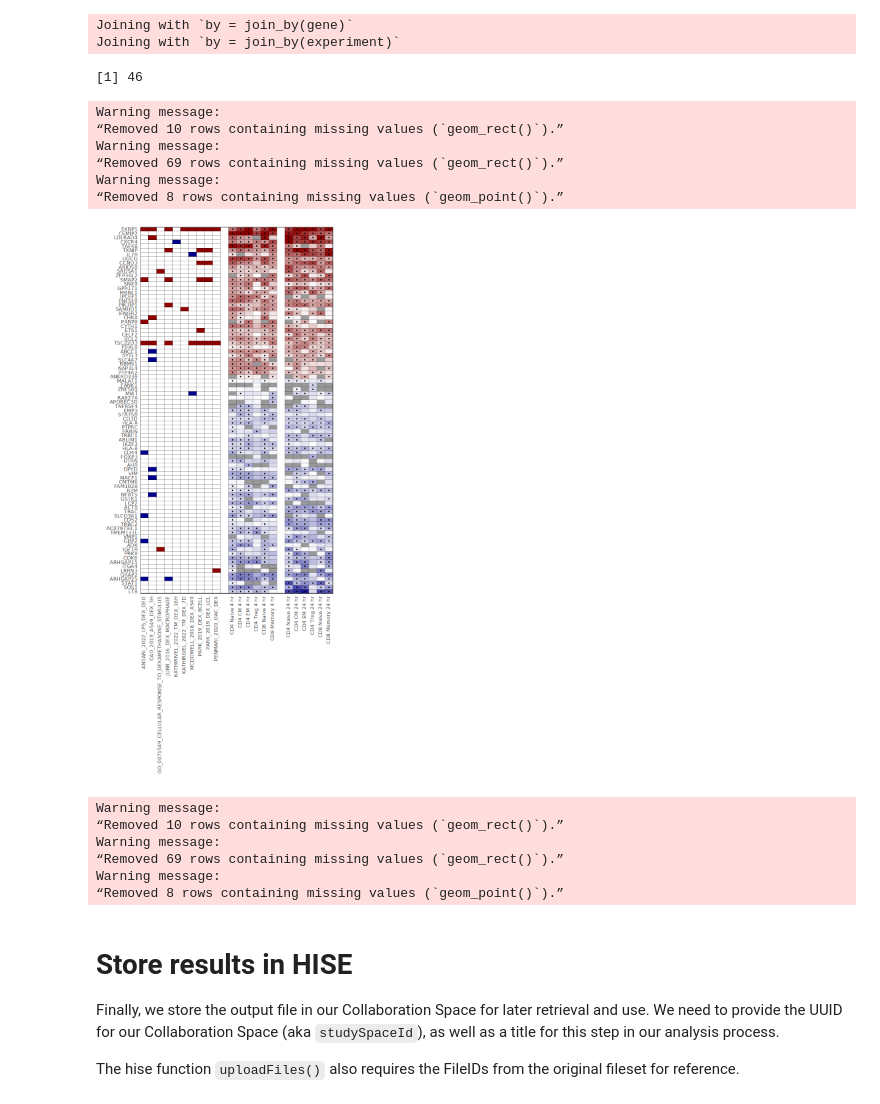
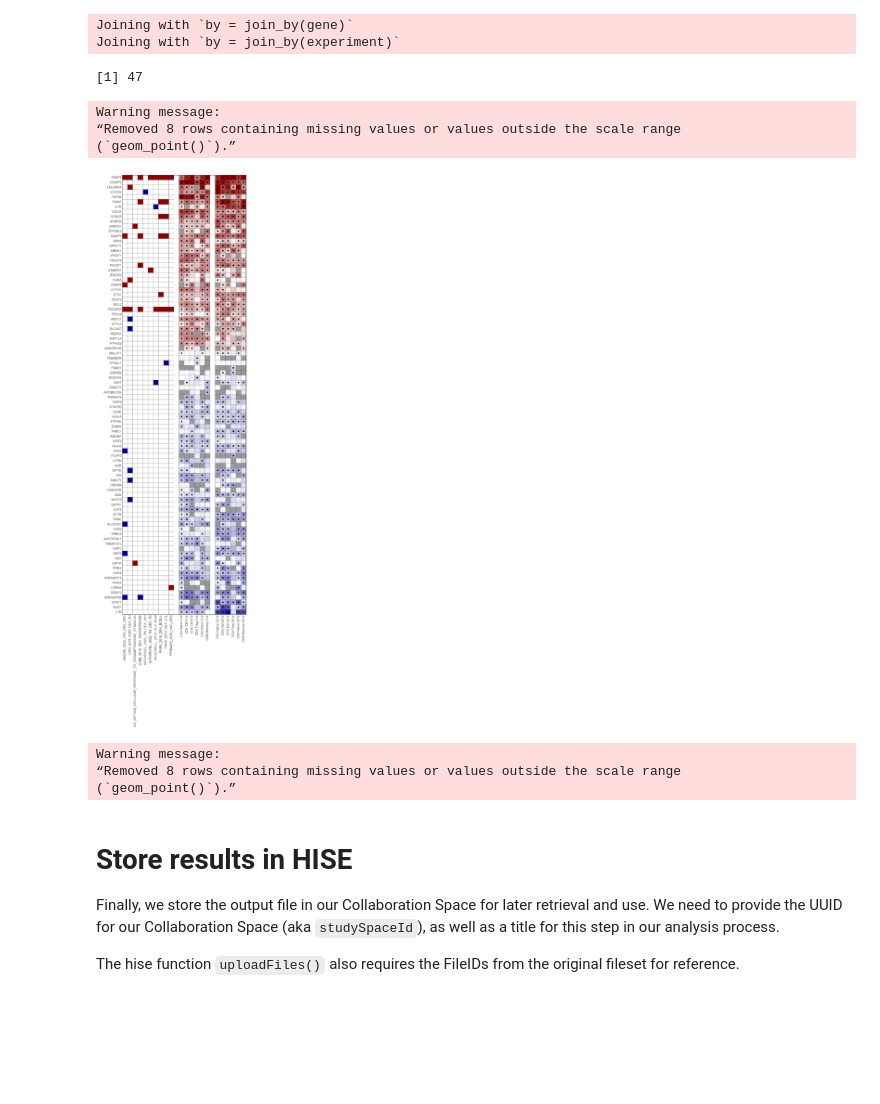
Before and after one commit to aifimmunology/repro-vrd-tea-seq, a Jupyter notebook: figures/Fig-6_dex_literature_sets.ipynb, the cells around one changed output. Saved outputs shown, nothing was run; the diff lists cells and outputs as text; code cells hidden in the pictures; blank space fills up the shorter version.

Commit message:
updates and re-runs of figure panels to address reviewer comments - mostly fixing FDR cutoffs to 0.05 throughout.

```diff
--- a/figures/Fig-6_dex_literature_sets.ipynb
+++ b/figures/Fig-6_dex_literature_sets.ipynb
@@ -75,9 +86,5 @@ DEG: Differentially expressed genes
 # %%
 deg_uuid <- list("fc83b89f-fd26-43b8-ac91-29c539703a45")
 # %%
-deg_fres <- cacheFiles(deg_uuid)
-deg_file <- list.files(
-    paste0("cache/",deg_uuid),
-    recursive = TRUE, full.names = TRUE
-)
+deg_file <- cacheFiles(deg_uuid)
 # %% [output]
@@ -172,7 +179,7 @@ nrow(common_dex_genes)
 # %% [markdown]
 ## Load DEGs
 # %%
-fdr_cutoff <- 0.01
+fdr_cutoff <- 0.05
 # %%
 all_deg <- read.csv(deg_file)
 all_deg <- all_deg %>%
@@ -389,7 +396,7 @@ write.csv(
 # %%
 nrow(prev_dex_genes)
 # %% [output]
-[1] 46
+[1] 47
 # %%
 all_deg_tiles <- expand.grid(
     x = unique(plot_sig_dex_deg$x),
@@ -405,7 +412,7 @@ all_lit_tiles <- expand.grid(
 missing_lit_tiles <- all_lit_tiles %>%
   filter(!paste(x, y) %in% paste(prev_dex_genes$x, prev_dex_genes$y))
 # %%
-options(repr.plot.width = 6, repr.plot.height = 14)
+options(repr.plot.width = 6, repr.plot.height = 22)
 p <- ggplot() +
   geom_rect(
       data = missing_lit_tiles,
@@ -437,40 +444,37 @@ p <- ggplot() +
           ymin = y - 0.5, ymax = y + 0.5,
           fill = fill),
       color = "black",
       linewidth = 0.1
   ) +
   geom_point(
       data = sig_points,
       aes(x = x, y = y),
       color = "black",
-      size = 0.2
+      size = 1
   ) +
   scale_x_continuous(
       "",
       breaks = experiment_xpos$x,
       labels = experiment_xpos$experiment,
       expand = c(0,0)
   ) +
   scale_y_continuous(
       "",
       breaks = sig_gene_ypos$y,
       labels = sig_gene_ypos$gene,
       expand = c(0,0)
   ) +
   scale_fill_identity() +
   theme_bw() +
   theme(axis.text.x = element_text(angle = 90, hjust = 1, vjust = 0.3),
         panel.grid = element_blank(),
         axis.ticks = element_blank())
 p
 # %% [output]
 Warning message:
-“Removed 10 rows containing missing values (`geom_rect()`).”
-Warning message:
-“Removed 69 rows containing missing values (`geom_rect()`).”
-Warning message:
-“Removed 8 rows containing missing values (`geom_point()`).”
+“Removed 8 rows containing missing values or values outside the scale range
+(`geom_point()`).”
-[figure, old version]
+[figure, new version]
 # %%
 out_plot <- file.path(
     out_dir,
@@ -478,14 +482,11 @@ out_plot <- file.path(
 )
 ggsave(out_plot,
        p,
-       width = 6, height = 18)
+       width = 6, height = 22)
 # %% [output]
 Warning message:
-“Removed 10 rows containing missing values (`geom_rect()`).”
-Warning message:
-“Removed 69 rows containing missing values (`geom_rect()`).”
-Warning message:
-“Removed 8 rows containing missing values (`geom_point()`).”
+“Removed 8 rows containing missing values or values outside the scale range
+(`geom_point()`).”
 # %% [markdown]
 # Store results in HISE
 
```
Also changed, not shown: parts of 7 cells of this notebook, 15 other files.
